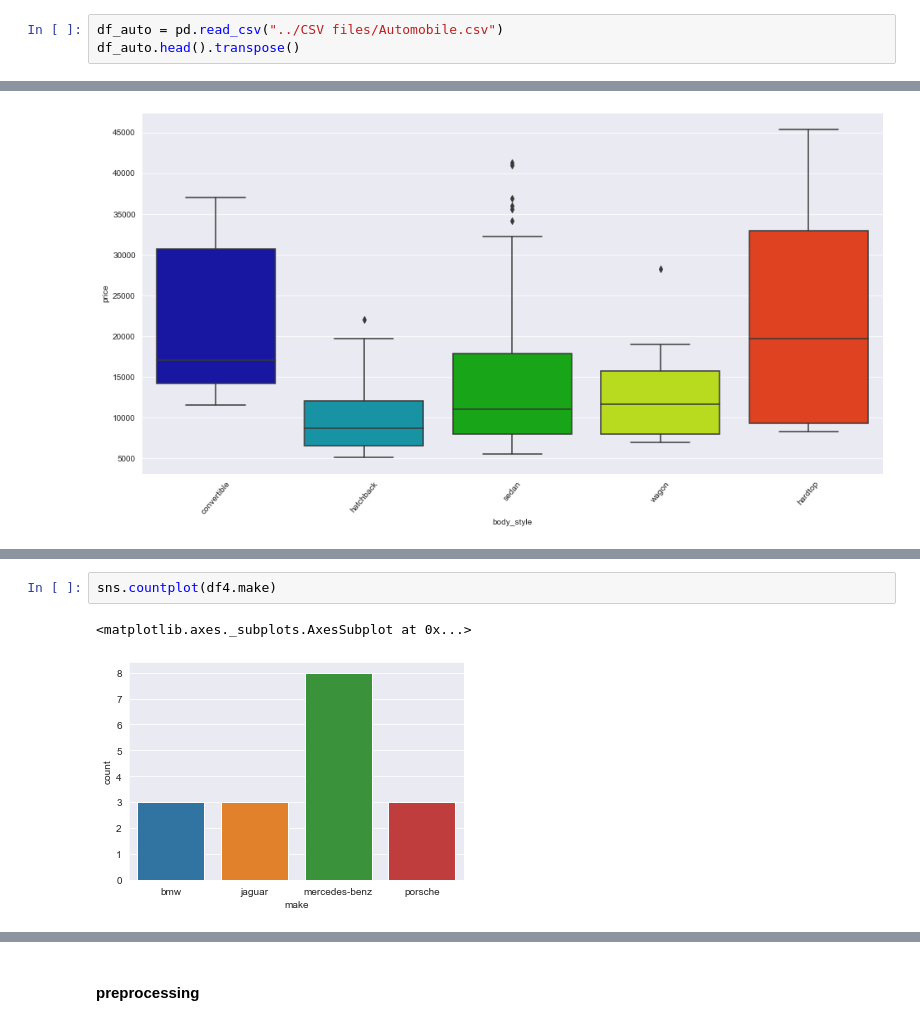
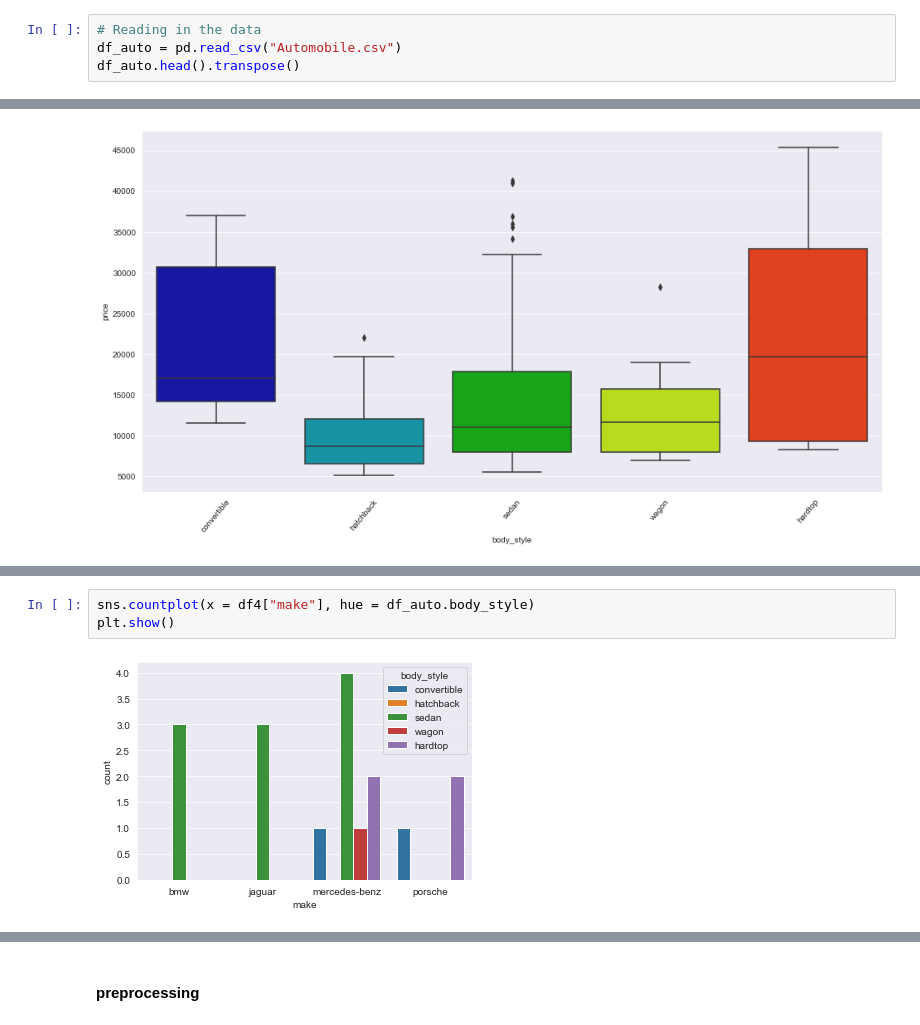
Before and after one commit to Phoenix-D11/Phoenix-D11, a Jupyter notebook: Automobile dataset price prediction.ipynb, the cells around one changed output, grey strips where cells are left out. Cells and saved outputs as stored; diff of their text form.

```diff
--- a/Automobile dataset price prediction.ipynb
+++ b/Automobile dataset price prediction.ipynb
@@ -16,7 +17,8 @@ from sklearn.metrics import mean_absolute_error
 
 sns.set_style("darkgrid")
 # %%
-df_auto = pd.read_csv("../CSV files/Automobile.csv")
+# Reading in the data
+df_auto = pd.read_csv("Automobile.csv")
 df_auto.head().transpose()
 # %% [output]
 |  | 0 | 1 | 2 | 3 | 4 |
@@ -232,5 +241,5 @@ sns.barplot(x = "make", y = "price", data = df4)
 # %%
-sns.countplot(df4.make)
+sns.countplot(x = df4["make"], hue = df_auto.body_style)
+plt.show()
 # %% [output]
-<matplotlib.axes._subplots.AxesSubplot at 0x...>
-[figure, old version]
+[figure, new version]
```
Also changed, not shown: parts of 52 cells of this notebook.
